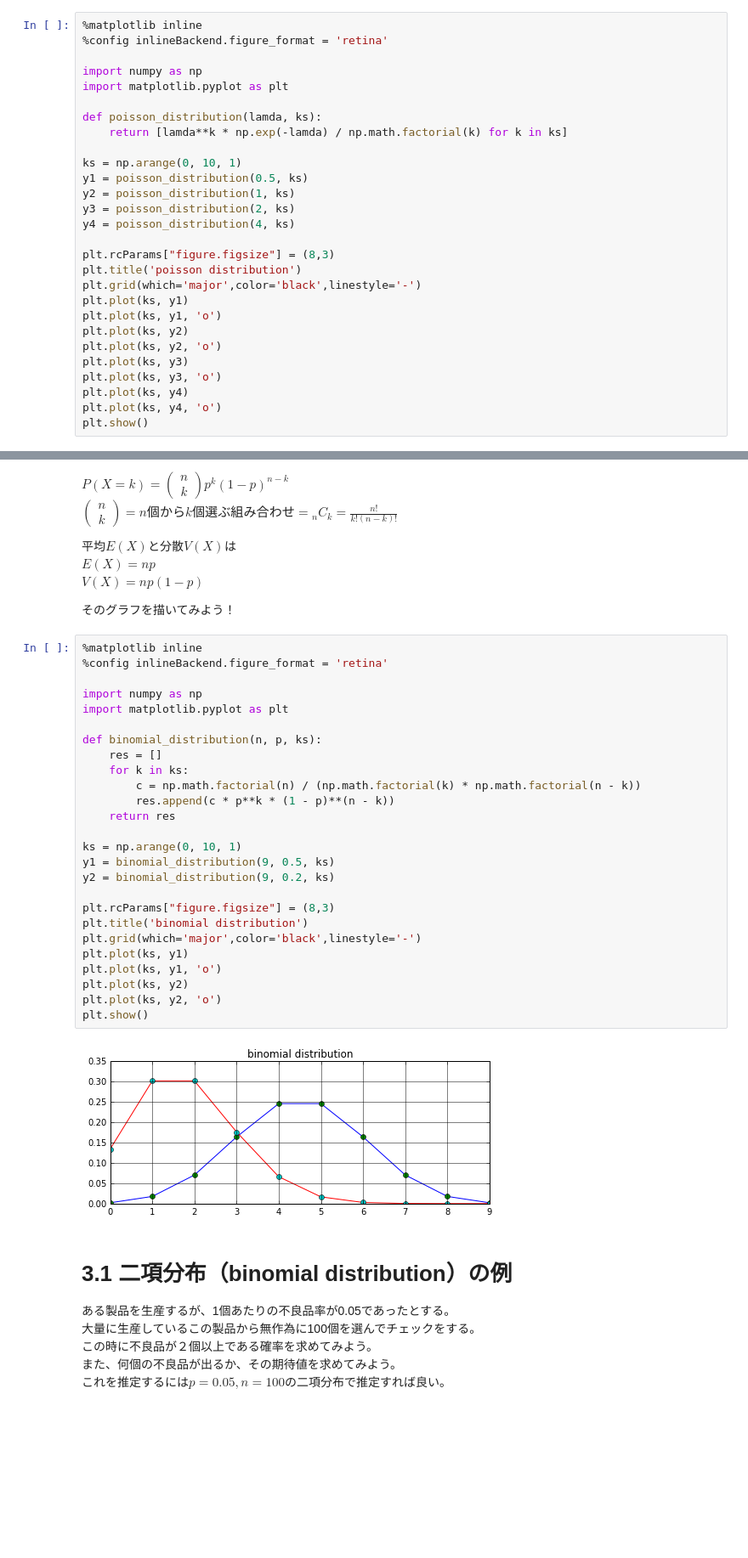
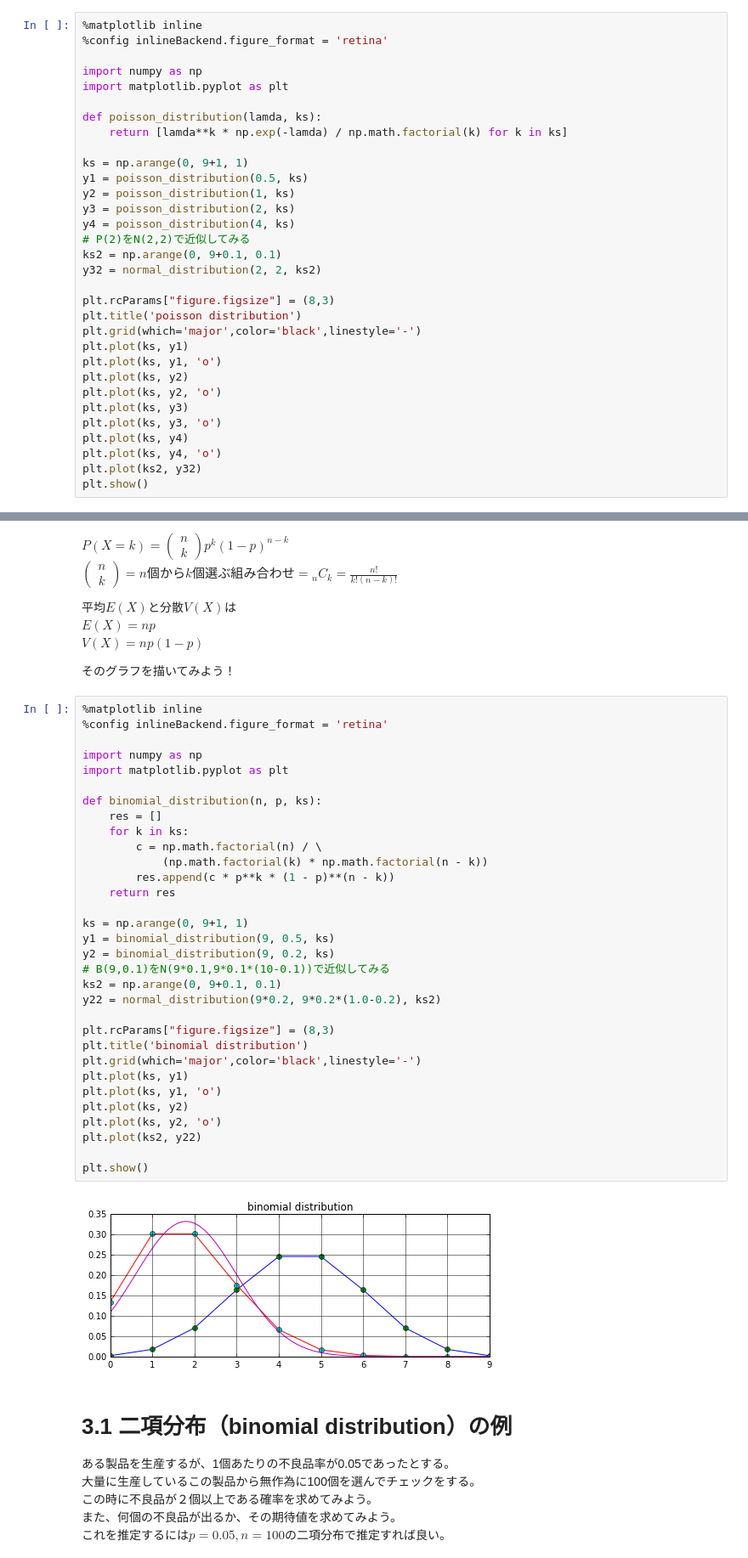
Before and after one commit to koki-ogura/probability_basis, a Jupyter notebook: probability_distributions.ipynb, the cells around one changed output, grey strips where cells are left out. Shown: that part at 85% size. Drawn from its saved outputs; the diff is of its cells as text; blank space fills up the shorter version.

```diff
--- a/probability_distributions.ipynb
+++ b/probability_distributions.ipynb
@@ -113,11 +114,14 @@ import matplotlib.pyplot as plt
 def poisson_distribution(lamda, ks):
     return [lamda**k * np.exp(-lamda) / np.math.factorial(k) for k in ks]
 
-ks = np.arange(0, 10, 1)
+ks = np.arange(0, 9+1, 1)
 y1 = poisson_distribution(0.5, ks)
 y2 = poisson_distribution(1, ks)
 y3 = poisson_distribution(2, ks)
 y4 = poisson_distribution(4, ks)
+# P(2)をN(2,2)で近似してみる
+ks2 = np.arange(0, 9+0.1, 0.1)
+y32 = normal_distribution(2, 2, ks2)
 
 plt.rcParams["figure.figsize"] = (8,3)
 plt.title('poisson distribution')
@@ -130,5 +134,6 @@ plt.plot(ks, y3)
 plt.plot(ks, y3, 'o')
 plt.plot(ks, y4)
 plt.plot(ks, y4, 'o')
+plt.plot(ks2, y32)
 plt.show()
 # %% [output]
@@ -158,31 +163,37 @@ $V(X)=np(1-p)$
 # %%
 %matplotlib inline
 %config inlineBackend.figure_format = 'retina'
 
 import numpy as np
 import matplotlib.pyplot as plt
 
 def binomial_distribution(n, p, ks):
     res = []
     for k in ks:
-        c = np.math.factorial(n) / (np.math.factorial(k) * np.math.factorial(n - k))
+        c = np.math.factorial(n) / \
+            (np.math.factorial(k) * np.math.factorial(n - k))
         res.append(c * p**k * (1 - p)**(n - k))
     return res
 
-ks = np.arange(0, 10, 1)
+ks = np.arange(0, 9+1, 1)
 y1 = binomial_distribution(9, 0.5, ks)
 y2 = binomial_distribution(9, 0.2, ks)
+# B(9,0.1)をN(9*0.1,9*0.1*(10-0.1))で近似してみる
+ks2 = np.arange(0, 9+0.1, 0.1)
+y22 = normal_distribution(9*0.2, 9*0.2*(1.0-0.2), ks2)
 
 plt.rcParams["figure.figsize"] = (8,3)
 plt.title('binomial distribution')
 plt.grid(which='major',color='black',linestyle='-')
 plt.plot(ks, y1)
 plt.plot(ks, y1, 'o')
 plt.plot(ks, y2)
 plt.plot(ks, y2, 'o')
+plt.plot(ks2, y22)
+
 plt.show()
 # %% [output]
-[figure, old version]
+[figure, new version]
 # %% [markdown]
 # 3.1 二項分布（binomial distribution）の例
 
```
Also changed, not shown: parts of 6 cells of this notebook.
